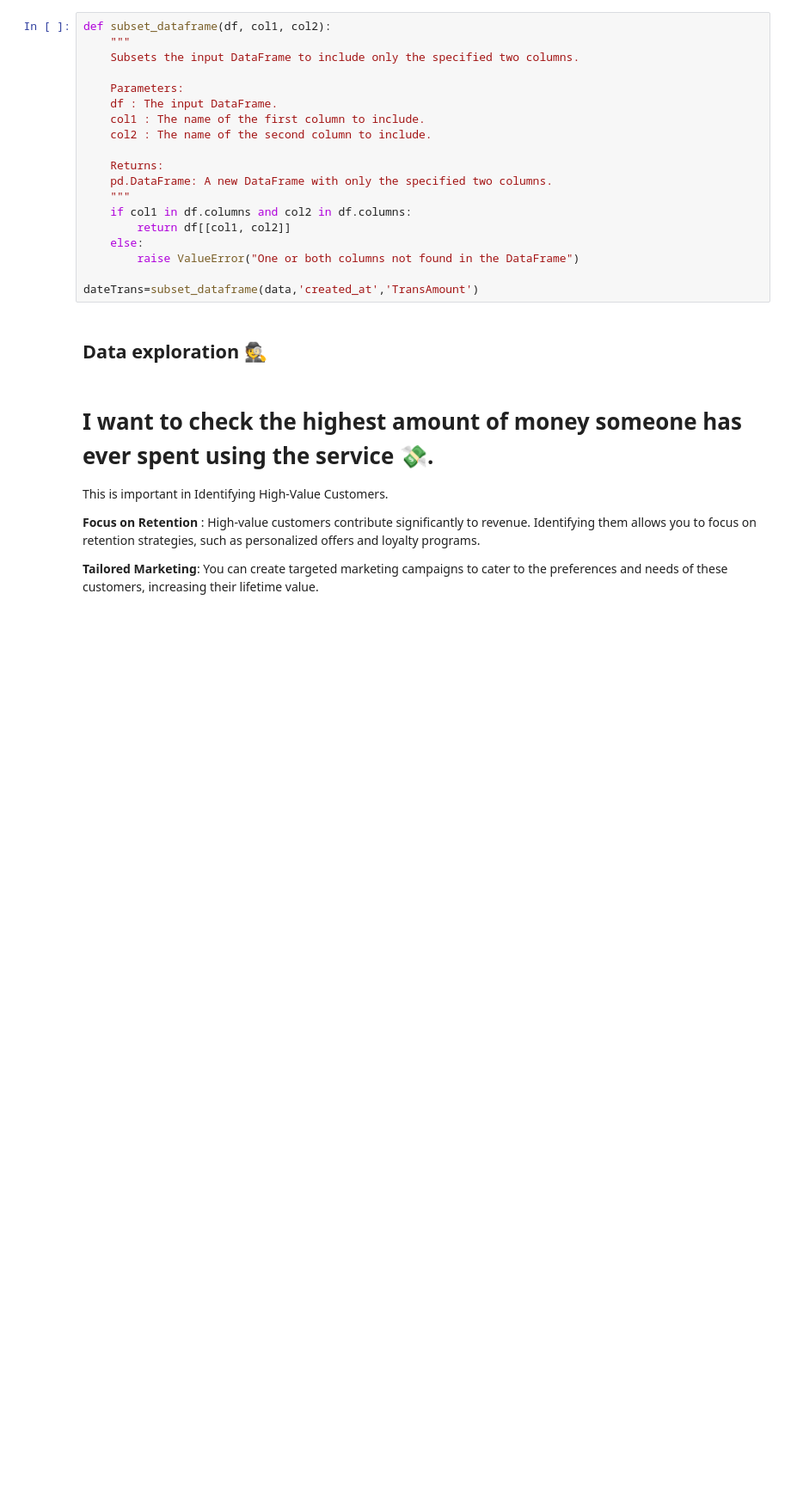
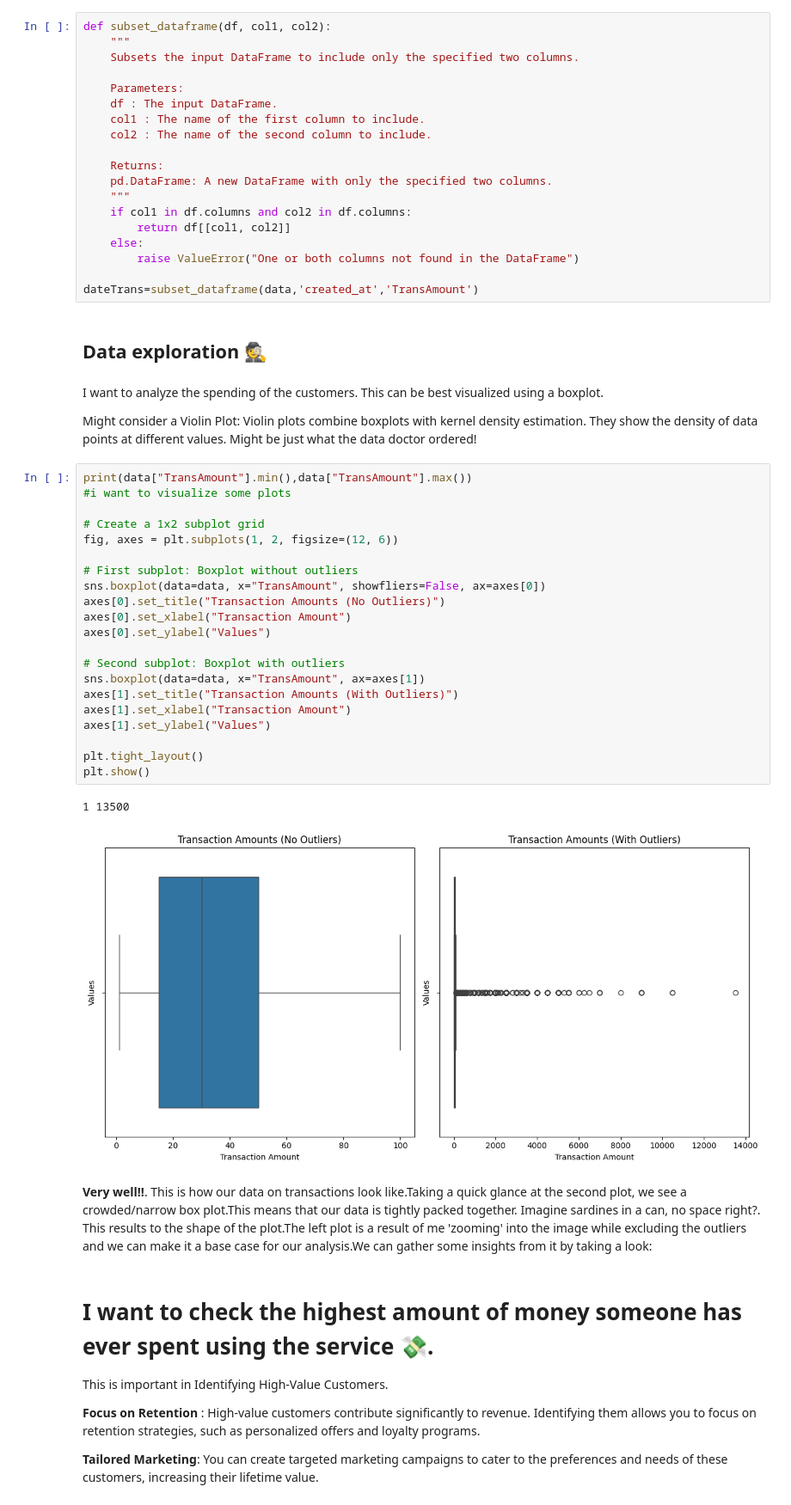
Before and after one commit to Gitau189/Company-analysis, a Jupyter notebook: wifianalysis.ipynb, the cells around one changed output. Shown at 86% size. Cells and saved outputs as stored; diff of their text form; blank space fills up the shorter version.

Commit message:
further anlysis on plots

```diff
--- a/wifianalysis.ipynb
+++ b/wifianalysis.ipynb
@@ -42,6 +82,38 @@ def subset_dataframe(df, col1, col2):
 dateTrans=subset_dataframe(data,'created_at','TransAmount')
 # %% [markdown]
 ## Data exploration 🕵️
+# %% [markdown]
+I want to analyze the spending of the customers. This can be best visualized using a boxplot.
+
+Might consider a Violin Plot:
+Violin plots combine boxplots with kernel density estimation. They show the density of data points at different values.
+Might be just what the data doctor ordered!
+# %%
+print(data["TransAmount"].min(),data["TransAmount"].max())
+#i want to visualize some plots
+
+# Create a 1x2 subplot grid
+fig, axes = plt.subplots(1, 2, figsize=(12, 6))
+
+# First subplot: Boxplot without outliers
+sns.boxplot(data=data, x="TransAmount", showfliers=False, ax=axes[0])
+axes[0].set_title("Transaction Amounts (No Outliers)")
+axes[0].set_xlabel("Transaction Amount")
+axes[0].set_ylabel("Values")
+
+# Second subplot: Boxplot with outliers
+sns.boxplot(data=data, x="TransAmount", ax=axes[1])
+axes[1].set_title("Transaction Amounts (With Outliers)")
+axes[1].set_xlabel("Transaction Amount")
+axes[1].set_ylabel("Values")
+
+plt.tight_layout()
+plt.show()
+# %% [output]
+1 13500
+[figure, added]
+# %% [markdown]
+**Very well!!**. This is how our data on transactions look like.Taking a quick glance at the second plot, we see a crowded/narrow box plot.This means that our data is tightly packed together. Imagine sardines in a can, no space right?. This results to the shape of the plot.The left plot is a result of me 'zooming' into the image while excluding the outliers and we can make it a base case for our analysis.We can gather some insights from it by taking a look:
 # %% [markdown]
 # I want to check the highest amount of money someone has ever spent using the service 💸.
 
```
Also changed, not shown: parts of 3 cells of this notebook.
